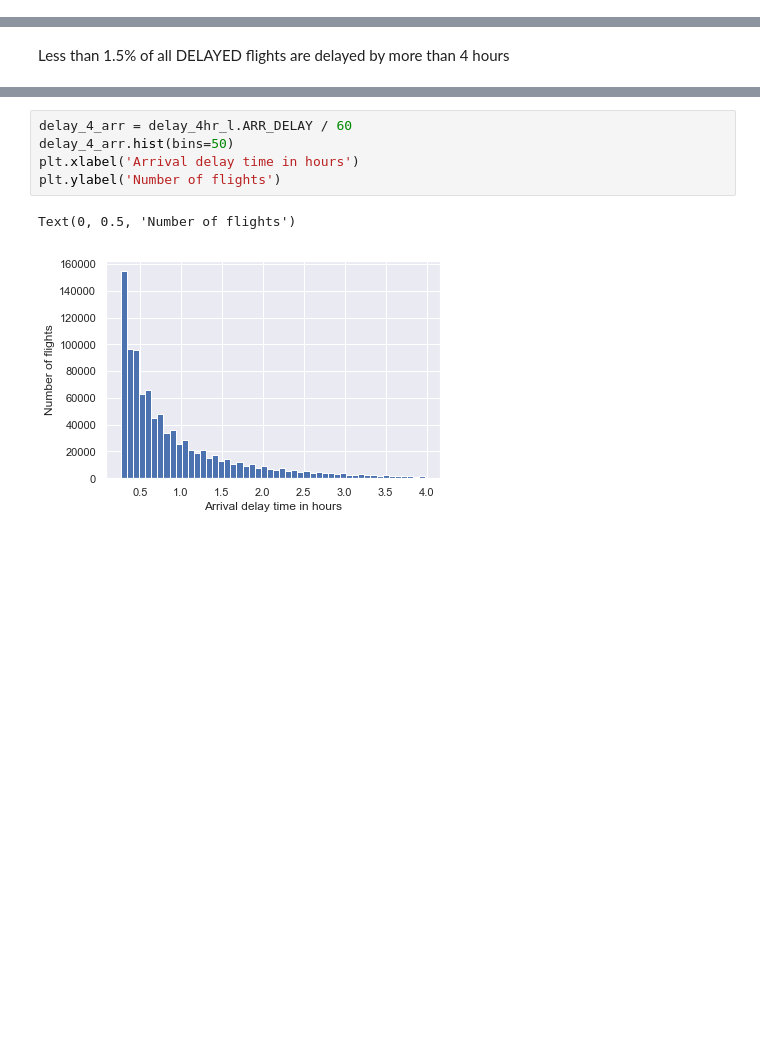
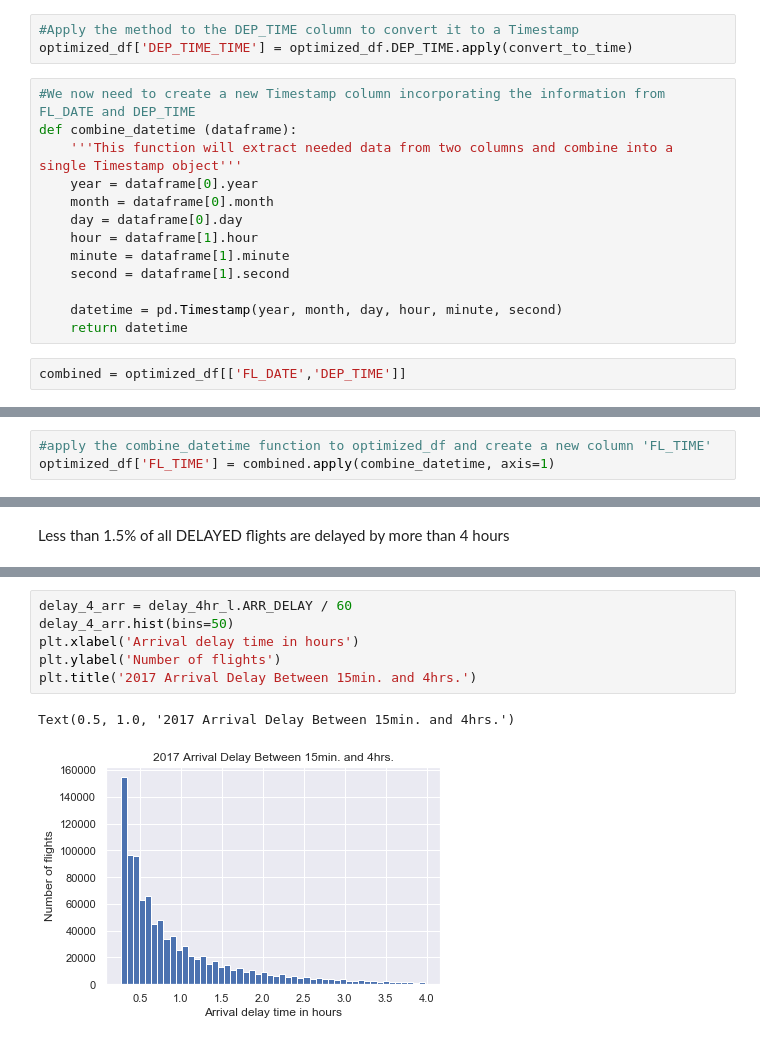
Before and after one commit to dmitriykats1/Springboard, a Jupyter notebook: Capstone1/import_data.ipynb, the cells around one changed output, grey strips where cells are left out. Drawn from its saved outputs; the diff is of its cells as text; blank space fills up the shorter version.

```diff
--- a/Capstone1/import_data.ipynb
+++ b/Capstone1/import_data.ipynb
@@ -175,0 +179,18 @@ plt.show()
+# %%
+#Apply the method to the DEP_TIME column to convert it to a Timestamp
+optimized_df['DEP_TIME_TIME'] = optimized_df.DEP_TIME.apply(convert_to_time)
+# %%
+#We now need to create a new Timestamp column incorporating the information from FL_DATE and DEP_TIME
+def combine_datetime (dataframe):
+    '''This function will extract needed data from two columns and combine into a single Timestamp object'''
+    year = dataframe[0].year
+    month = dataframe[0].month
+    day = dataframe[0].day
+    hour = dataframe[1].hour
+    minute = dataframe[1].minute
+    second = dataframe[1].second
+
+    datetime = pd.Timestamp(year, month, day, hour, minute, second)
+    return datetime
+# %%
+combined = optimized_df[['FL_DATE','DEP_TIME']]
@@ -175,0 +206,3 @@ plt.show()
+# %%
+#apply the combine_datetime function to optimized_df and create a new column 'FL_TIME'
+optimized_df['FL_TIME'] = combined.apply(combine_datetime, axis=1)
@@ -230,8 +704,9 @@ Text(0, 0.5, 'Number of flights')
 # %%
 delay_4_arr = delay_4hr_l.ARR_DELAY / 60
 delay_4_arr.hist(bins=50)
 plt.xlabel('Arrival delay time in hours')
 plt.ylabel('Number of flights')
+plt.title('2017 Arrival Delay Between 15min. and 4hrs.')
 # %% [output]
-Text(0, 0.5, 'Number of flights')
+Text(0.5, 1.0, '2017 Arrival Delay Between 15min. and 4hrs.')
-[figure, old version]
+[figure, new version]
```
Also changed, not shown: parts of 79 cells of this notebook, 6 other files.
